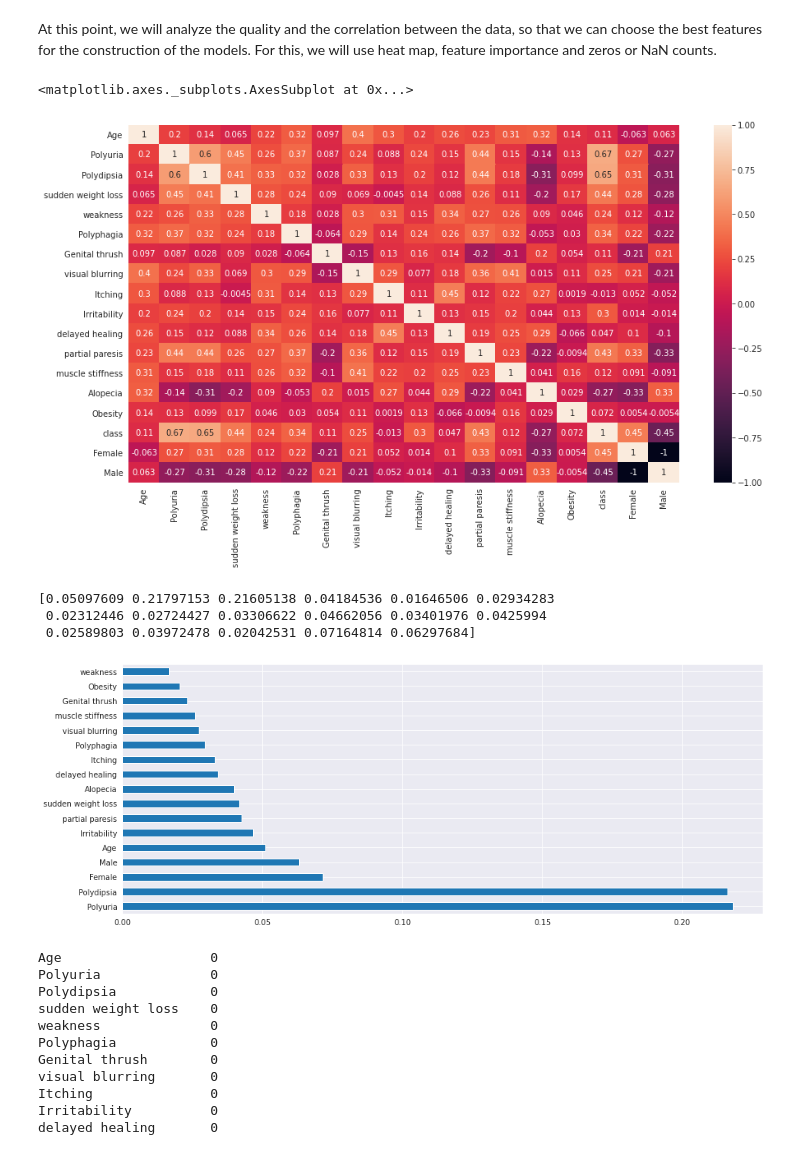
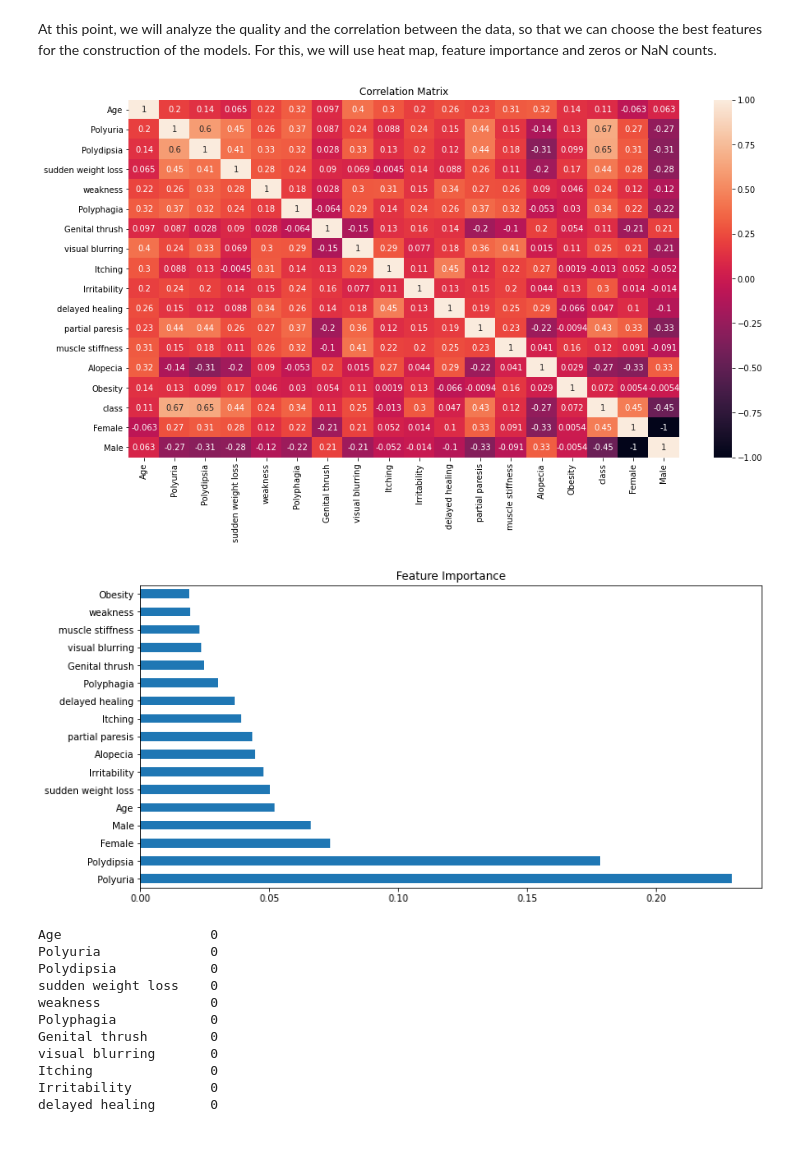
Before and after one commit to MathVolps/ML-Diabetes-Prediction---HackoonSpace-2020-2, a Jupyter notebook: algorithms/Pre-processing.ipynb, the cells around one changed output. Saved outputs shown, nothing was run; the diff lists cells and outputs as text; code cells hidden in the pictures.

```diff
--- a/algorithms/Pre-processing.ipynb
+++ b/algorithms/Pre-processing.ipynb
@@ -109,30 +110,31 @@ For this, we will use heat map, feature importance and zeros or NaN counts.
 # plotting the correlation matrix:
 corrdata = df.corr()
 ax,fig = plt.subplots(figsize=(15,8))
+plt.title('Correlation Matrix')
 sns.heatmap(corrdata,annot=True)
+#plt.savefig('image5.png', format='png')
 # %% [output]
-<matplotlib.axes._subplots.AxesSubplot at 0x...>
-[figure, old version]
+[figure, new version]
 # %%
-# features importance:
+_# features importance:
 
 y = df["class"]                                                               #target
 
 features = list(df.columns)                                                   #list of features
 features.remove("class")                                                      #removing target from the list
 x = df[features]                                                              #only features dataset
 
+from matplotlib.pyplot import figure
+figure(figsize=(12, 6))
 model = ExtraTreesClassifier()                                                #using a ExtraTreeClassifier to estimate features importance
 model.fit(x,y)                                                                #training
-print(model.feature_importances_)                                             #printing and plotting
-feat_importances = pd.Series(model.feature_importances_, index=x.columns)
+feat_importances = pd.Series(model.feature_importances_, index=x.columns)     #plotting
 feat_importances.nlargest(17).plot(kind='barh')
+plt.title('Feature Importance')
+plt.savefig('image6.jpg', format='jpg')
 plt.show()
 # %% [output]
-[0.05097609 0.21797153 0.21605138 0.04184536 0.01646506 0.02934283
- 0.02312446 0.02724427 0.03306622 0.04662056 0.03401976 0.0425994
- 0.02589803 0.03972478 0.02042531 0.07164814 0.06297684]
-[figure, old version]
+[figure, new version]
 # %%
 # checking for missing data:
 df.isna().sum()
```
Also changed, not shown: parts of 2 cells of this notebook, 20 other files.
